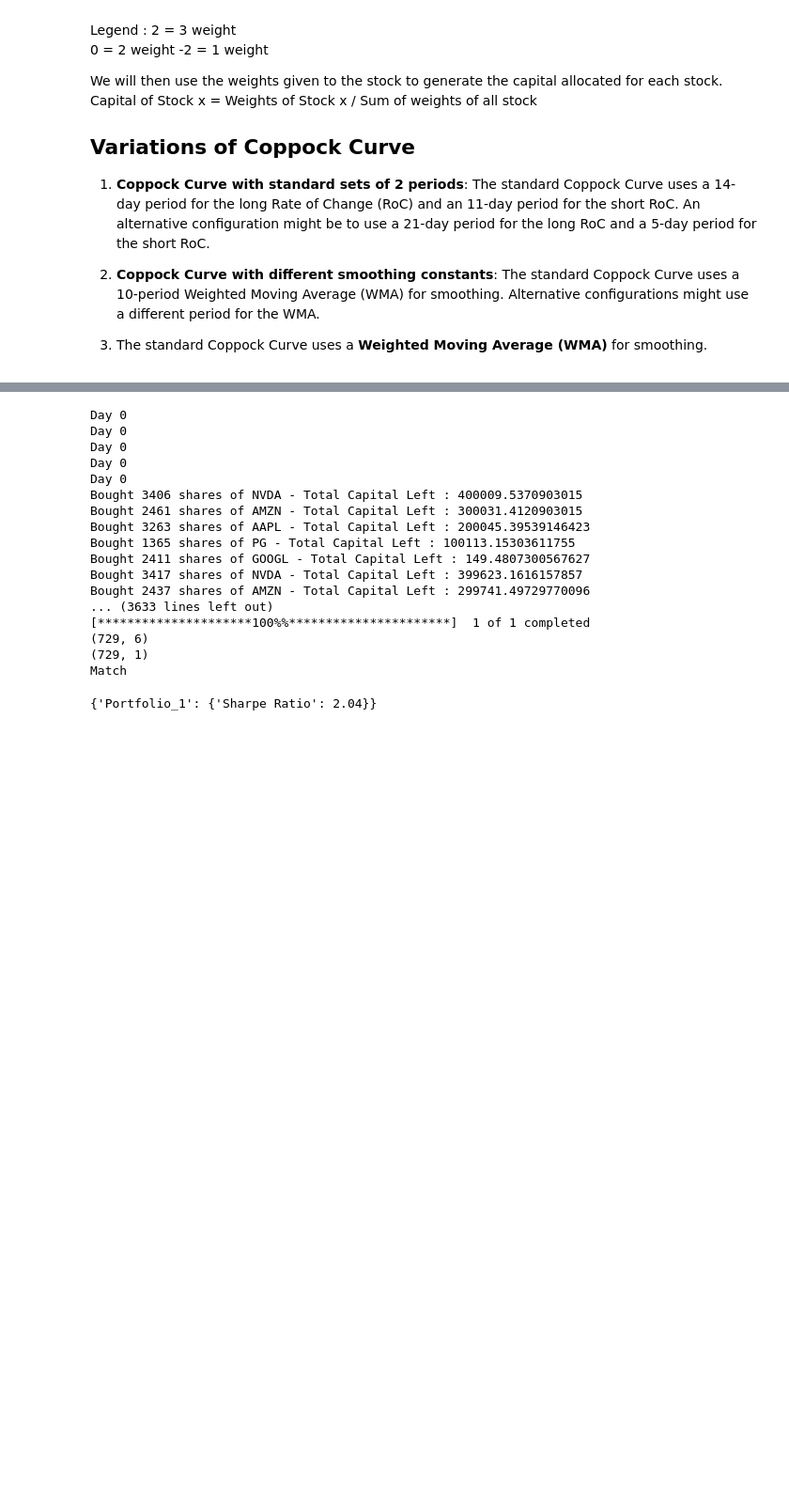
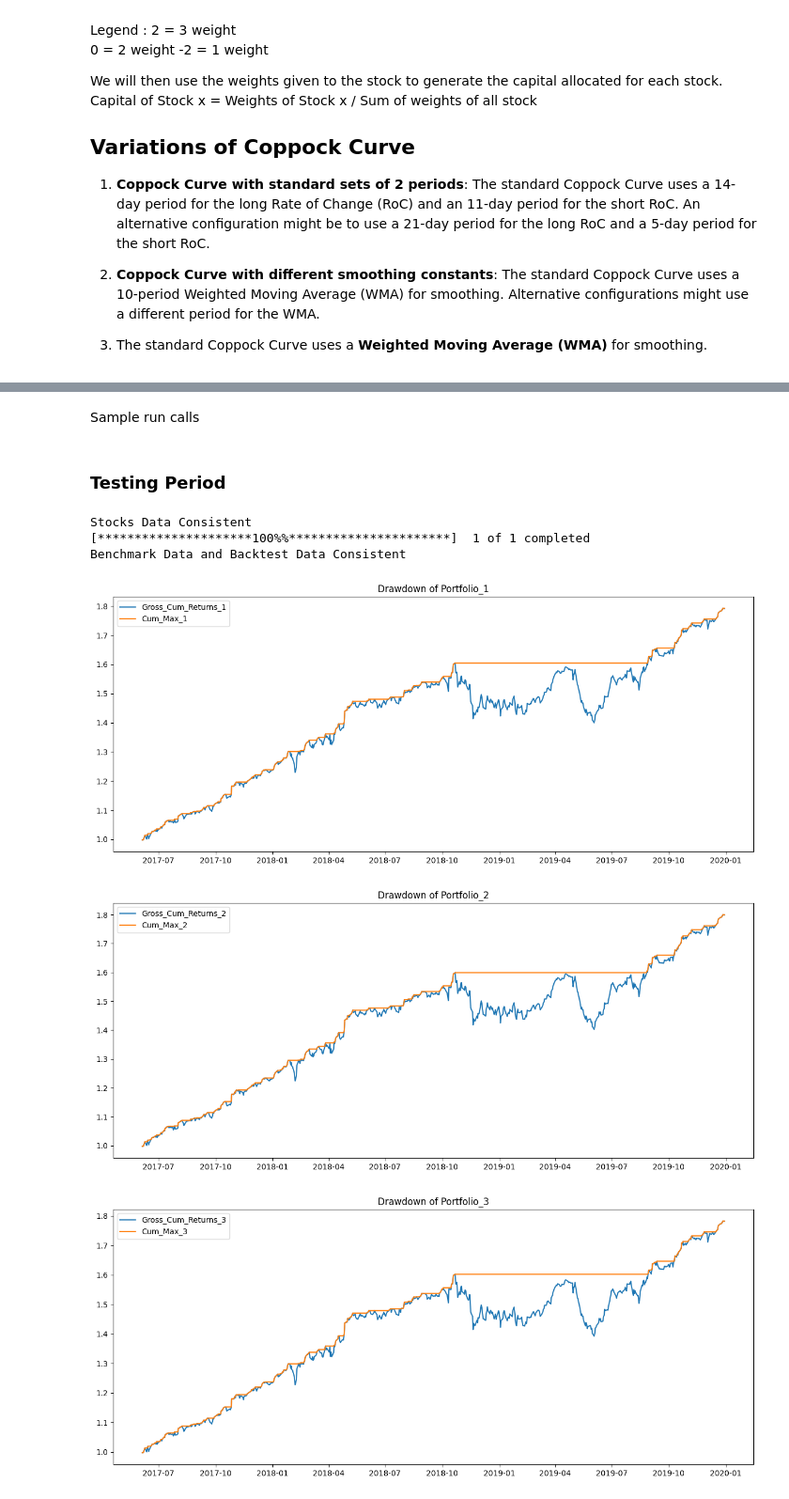
Before and after one commit to myonster/eventbasedbacktester, a Jupyter notebook: IS4226 - Final-Term Project/Group6_FinalTerm.ipynb, the cells around one changed output, grey strips where cells are left out. Shown at 94% size. Drawn from its saved outputs; the diff is of its cells as text; code cells hidden in the pictures; blank space fills up the shorter version.

```diff
--- a/IS4226 - Final-Term Project/Group6_FinalTerm.ipynb
+++ b/IS4226 - Final-Term Project/Group6_FinalTerm.ipynb
@@ -577,49 +623,44 @@ backtester.portfolio.compute_annual_sharpe_ratio()
+# %% [markdown]
+Sample run calls
+# %% [markdown]
+### Testing Period
 # %%
 # One shot run code
 
 stock_symbols = ['NVDA','AMZN','AAPL','PG','GOOGL']
+# stock_symbols = ['KO','WMT','VZ','V','PG']
+# stock_symbols = ['AAPL','JPM','MSFT','DIS','AMZN']
 
 stocks = [ Stock(
     symbol=symbol,
     start='2017-01-01',
     end='2019-12-31',
     interval='1d',
     transcation_cost=0,
     strategy=CC_RSI_strategy,
     verbose=True)
     for symbol in stock_symbols
     ]
 
 CC_RSI_portfolio = Portfolio(
     stocks = dict(zip(stock_symbols, stocks)),
     capital=500000,
-    variations=1
+    variations=3
     )
 
 backtester_test = Backtester(
     portfolio = CC_RSI_portfolio,
-    variations = CC_RSI_portfolio.variations
+    variations = CC_RSI_portfolio.variations,
+    benchmark='SPY'
     )
 
 backtester_test.prepare_strategy()
 backtester_test.run()
-backtester_test.portfolio.add_benchmark('SPY')
+risk_return_df, alpha_beta_df,max_drawdowns_df, calmar_ratio_df = backtester_test.overall_stats()
 # %% [output]
-Day 0
-Day 0
-Day 0
-Day 0
-Day 0
-Bought 3406 shares of NVDA - Total Capital Left : 400009.5370903015
-Bought 2461 shares of AMZN - Total Capital Left : 300031.4120903015
-Bought 3263 shares of AAPL - Total Capital Left : 200045.39539146423
-Bought 1365 shares of PG - Total Capital Left : 100113.15303611755
-Bought 2411 shares of GOOGL - Total Capital Left : 149.4807300567627
-Bought 3417 shares of NVDA - Total Capital Left : 399623.1616157857
-Bought 2437 shares of AMZN - Total Capital Left : 299741.49729770096
-... (3633 lines left out)
+Stocks Data Consistent
 [*********************100%%**********************]  1 of 1 completed
-(729, 6)
-(729, 1)
-Match
+Benchmark Data and Backtest Data Consistent
-{'Portfolio_1': {'Sharpe Ratio': 2.04}}
+[figure, added]
+[figure, added]
+[figure, added]
```
Also changed, not shown: parts of 28 cells of this notebook.
